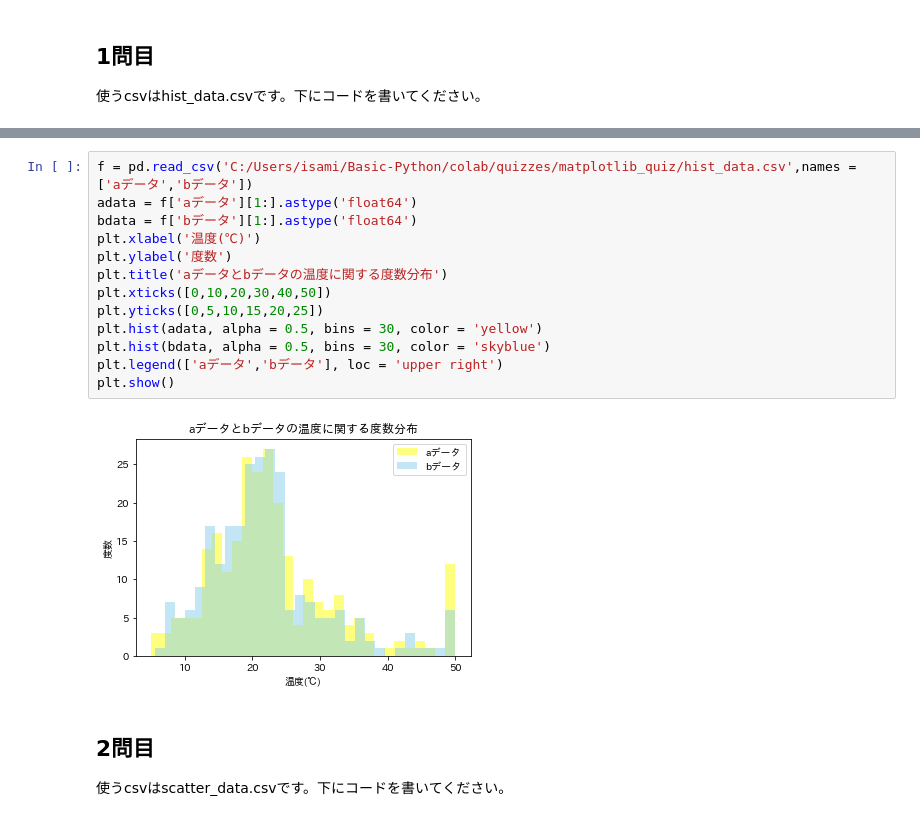
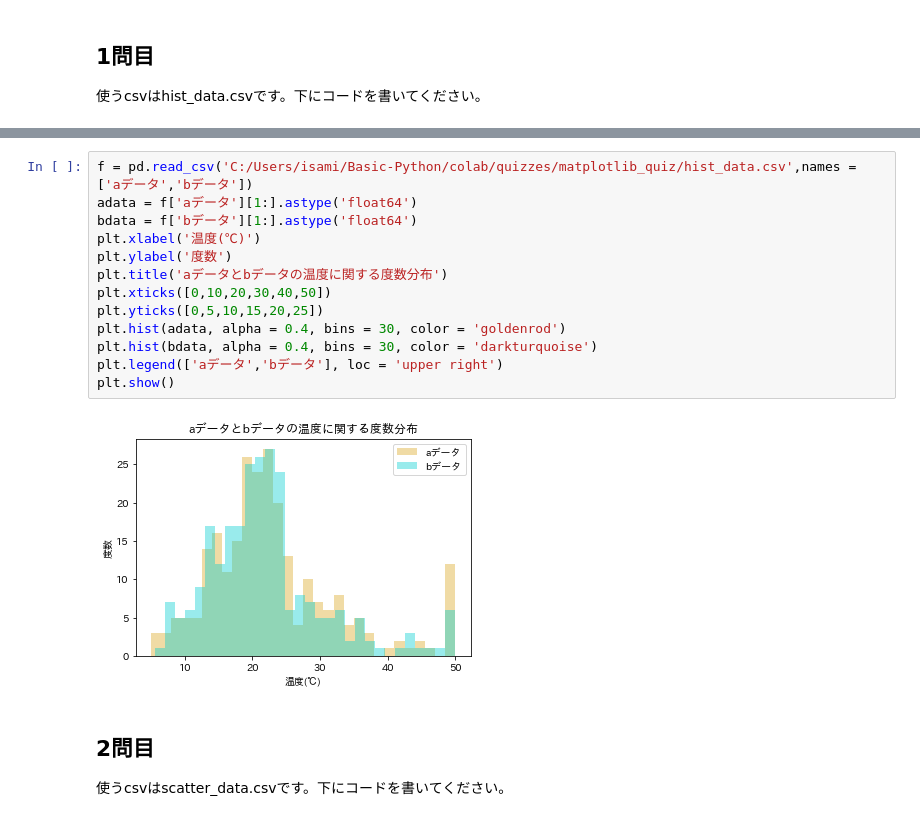
Before and after one commit to isami0709/Basic-Python, a Jupyter notebook: colab/quizzes/可視化問題.ipynb, the cells around one changed output, grey strips where cells are left out. Cells and saved outputs as stored; diff of their text form.

```diff
--- a/colab/quizzes/可視化問題.ipynb
+++ b/colab/quizzes/可視化問題.ipynb
@@ -26,18 +26,18 @@ Requirement already satisfied: six>=1.5 in c:\users\isami\anaconda3\lib\site-pac
 # %%
 f = pd.read_csv('C:/Users/isami/Basic-Python/colab/quizzes/matplotlib_quiz/hist_data.csv',names = ['aデータ','bデータ'])
 adata = f['aデータ'][1:].astype('float64')
 bdata = f['bデータ'][1:].astype('float64')
 plt.xlabel('温度(℃)')
 plt.ylabel('度数')
 plt.title('aデータとbデータの温度に関する度数分布')
 plt.xticks([0,10,20,30,40,50])
 plt.yticks([0,5,10,15,20,25])
-plt.hist(adata, alpha = 0.5, bins = 30, color = 'yellow')
-plt.hist(bdata, alpha = 0.5, bins = 30, color = 'skyblue')
+plt.hist(adata, alpha = 0.4, bins = 30, color = 'goldenrod')
+plt.hist(bdata, alpha = 0.4, bins = 30, color = 'darkturquoise')
 plt.legend(['aデータ','bデータ'], loc = 'upper right')
 plt.show()
 # %% [output]
-[figure, old version]
+[figure, new version]
 # %% [markdown]
 ## 2問目
 使うcsvはscatter_data.csvです。下にコードを書いてください。
```
